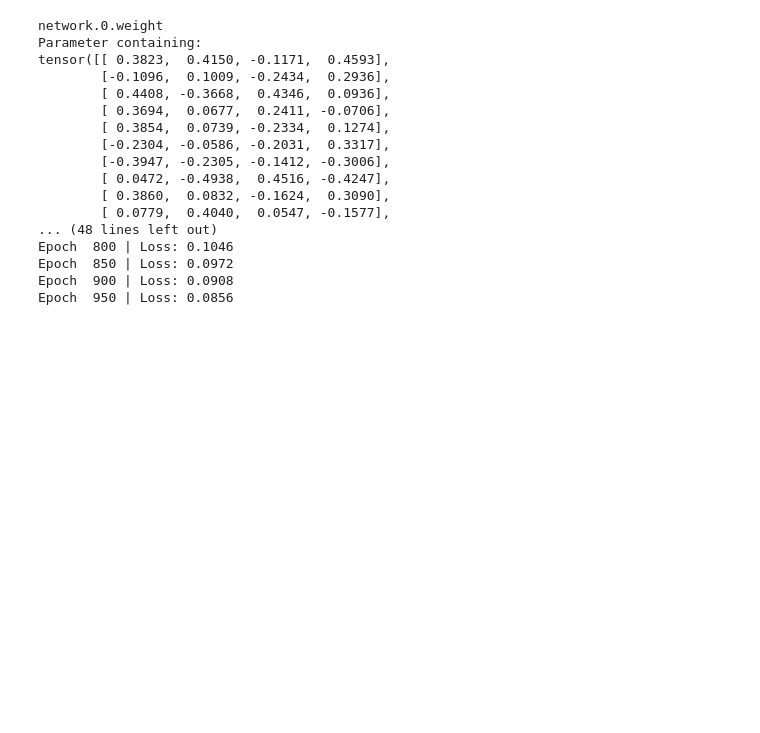
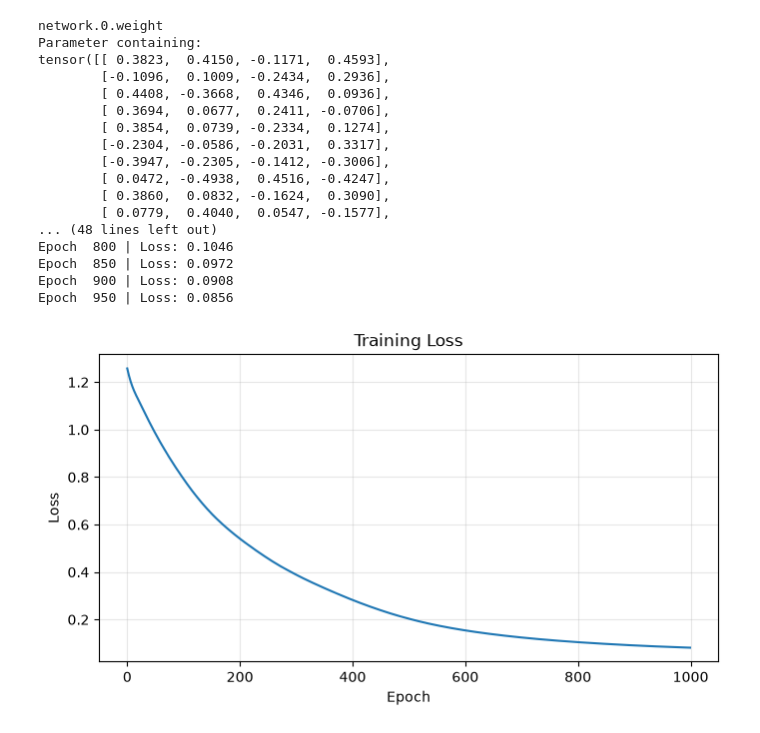
Before and after one commit to Rajavn6789/ml_learning, a Jupyter notebook: notebooks/examples/iris_classification.ipynb, the cells around one changed output. Drawn from its saved outputs; the diff is of its cells as text; code cells hidden in the pictures; blank space fills up the shorter version.

```diff
--- a/notebooks/examples/iris_classification.ipynb
+++ b/notebooks/examples/iris_classification.ipynb
@@ -115,3 +115,17 @@ Epoch  800 | Loss: 0.1046
 Epoch  850 | Loss: 0.0972
 Epoch  900 | Loss: 0.0908
 Epoch  950 | Loss: 0.0856
+# %%
+# --------------------------------------------------
+# 3a. Training Loss
+# --------------------------------------------------
+
+plt.figure(figsize=(8, 4))
+plt.plot(losses, label="Train")
+plt.xlabel("Epoch")
+plt.ylabel("Loss")
+plt.title("Training Loss")
+plt.grid(True, alpha=0.3)
+plt.show()
+# %% [output]
+[figure, added]
```
Also changed, not shown: parts of 5 cells of this notebook.
